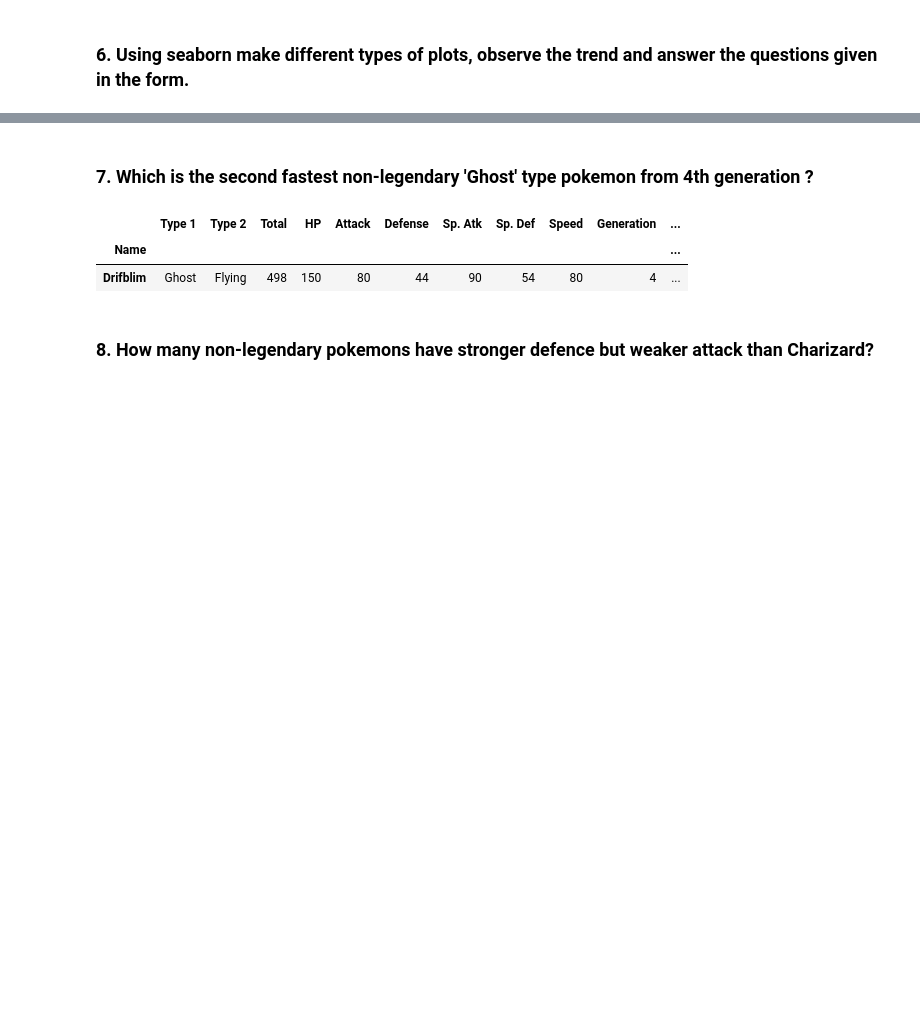
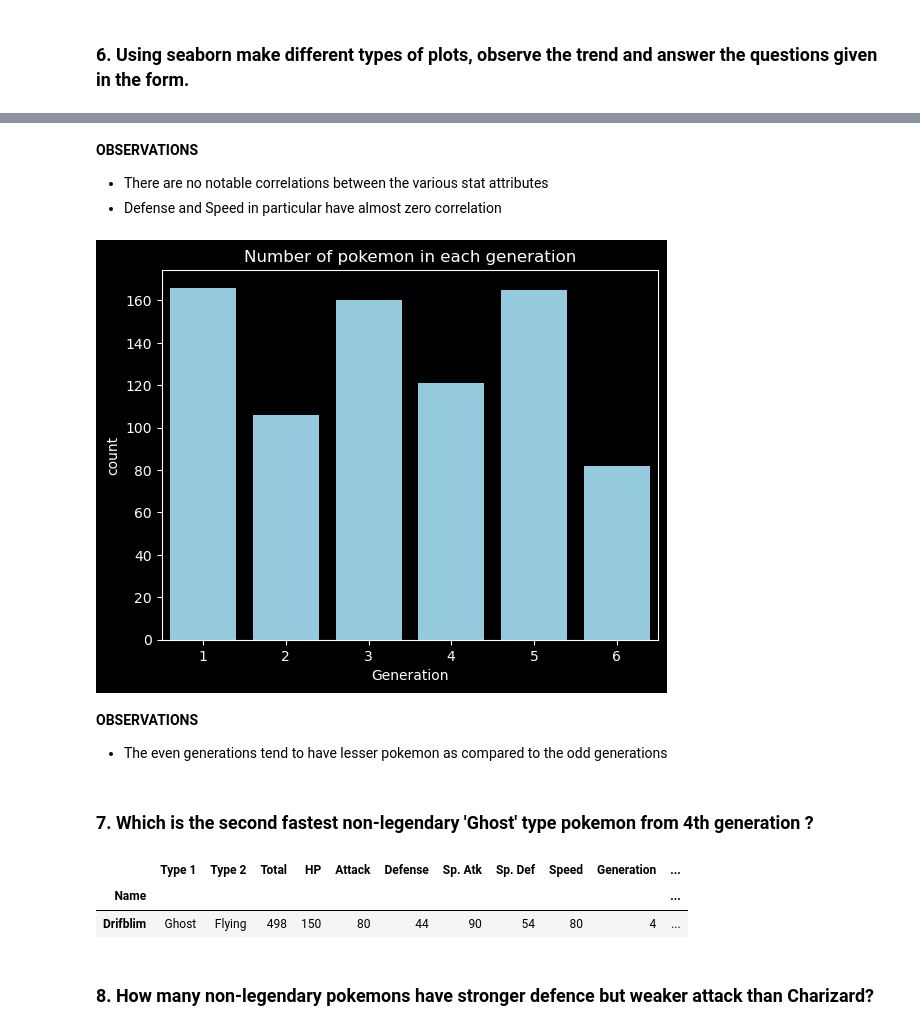
Before and after one commit to bsoc-bitbyte/Summer_of_ML, a Jupyter notebook: SoM-2024/Week 1/23BCS099/Graded Assignment/W1.ipynb, the cells around one changed output, grey strips where cells are left out. Saved outputs shown, nothing was run; the diff lists cells and outputs as text; code cells hidden in the pictures; blank space fills up the shorter version.

```diff
--- a/SoM-2024/Week 1/23BCS099/Graded Assignment/W1.ipynb
+++ b/SoM-2024/Week 1/23BCS099/Graded Assignment/W1.ipynb
@@ -166,3 +173,18 @@ Name: BeedrillMega Beedrill, dtype: object
+# %% [markdown]
+**OBSERVATIONS**
+- There are no notable correlations between the various stat attributes
+- Defense and Speed in particular have almost zero correlation
+# %%
+sns.countplot(x=pokemon['Generation'],color='skyblue')
+# I tried setting the hue as Legendary but it gave me an AttributeError
+
+plt.title('Number of pokemon in each generation')
+plt.show()
+# %% [output]
+[figure, added]
+# %% [markdown]
+**OBSERVATIONS**
+- The even generations tend to have lesser pokemon as compared to the odd generations
 # %% [markdown]
 ### 7. Which is the second fastest non-legendary 'Ghost' type pokemon from 4th generation ?
 # %%
```
Also changed, not shown: parts of 9 cells of this notebook, 3 other files.
